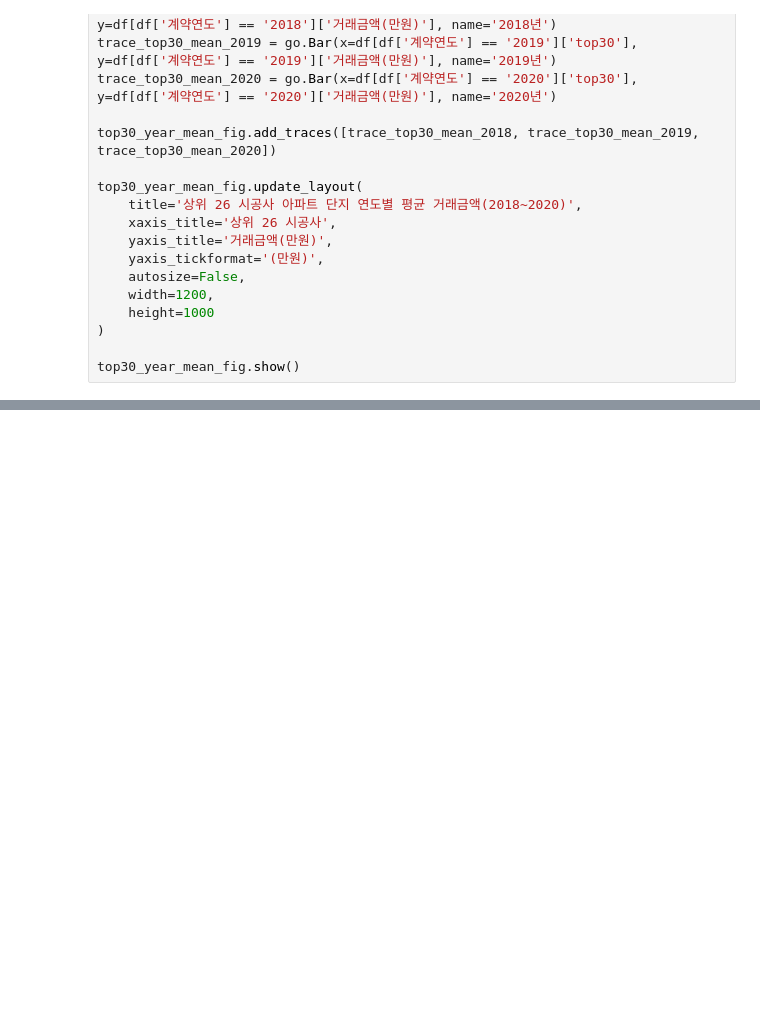
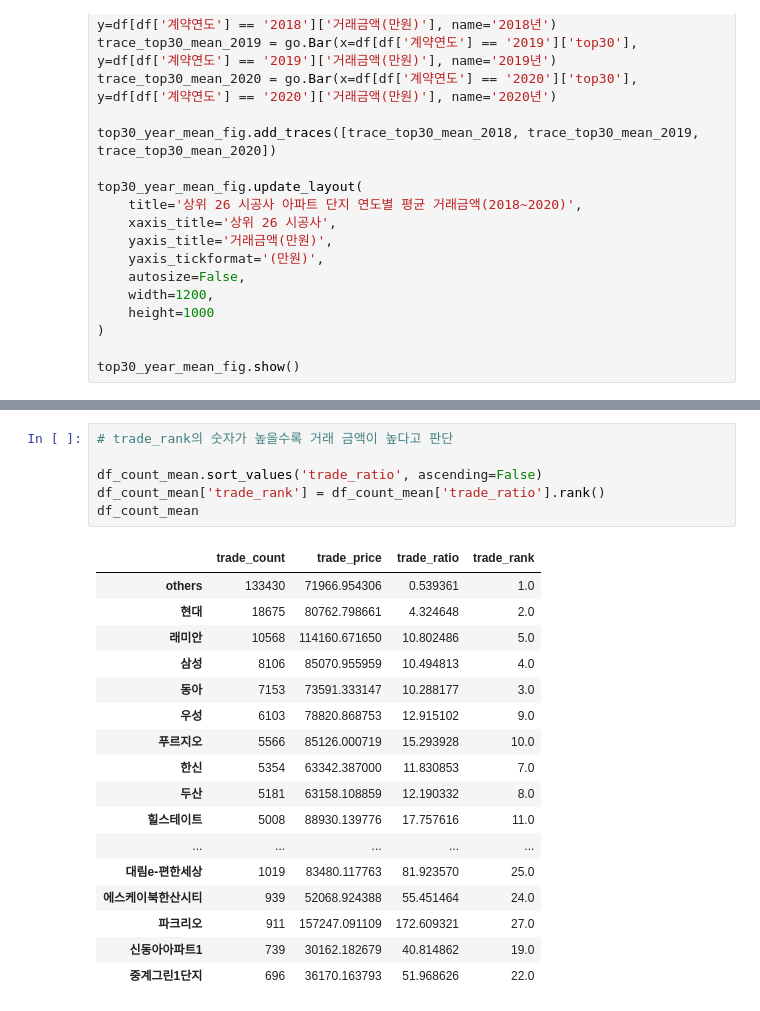
Before and after one commit to bini9788/Team4_EDA_ML_Prj, a Jupyter notebook: 데이터 컬럼 전처리/danji_column_refining.ipynb, the cells around one changed output, grey strips where cells are left out. Drawn from its saved outputs; the diff is of its cells as text; blank space fills up the shorter version.

```diff
--- a/데이터 컬럼 전처리/danji_column_refining.ipynb
+++ b/데이터 컬럼 전처리/danji_column_refining.ipynb
@@ -444,0 +527,24 @@ top30_year_mean_fig.show()
+# %%
+# trade_rank의 숫자가 높을수록 거래 금액이 높다고 판단
+
+df_count_mean.sort_values('trade_ratio', ascending=False)
+df_count_mean['trade_rank'] = df_count_mean['trade_ratio'].rank()
+df_count_mean
+# %% [output]
+|  | trade_count | trade_price | trade_ratio | trade_rank |
+| others | 133430 | 71966.954306 | 0.539361 | 1.0 |
+| 현대 | 18675 | 80762.798661 | 4.324648 | 2.0 |
+| 래미안 | 10568 | 114160.671650 | 10.802486 | 5.0 |
+| 삼성 | 8106 | 85070.955959 | 10.494813 | 4.0 |
+| 동아 | 7153 | 73591.333147 | 10.288177 | 3.0 |
+| 우성 | 6103 | 78820.868753 | 12.915102 | 9.0 |
+| 푸르지오 | 5566 | 85126.000719 | 15.293928 | 10.0 |
+| 한신 | 5354 | 63342.387000 | 11.830853 | 7.0 |
+| 두산 | 5181 | 63158.108859 | 12.190332 | 8.0 |
+| 힐스테이트 | 5008 | 88930.139776 | 17.757616 | 11.0 |
+| ... | ... | ... | ... | ... |
+| 대림e-편한세상 | 1019 | 83480.117763 | 81.923570 | 25.0 |
+| 에스케이북한산시티 | 939 | 52068.924388 | 55.451464 | 24.0 |
+| 파크리오 | 911 | 157247.091109 | 172.609321 | 27.0 |
+| 신동아아파트1 | 739 | 30162.182679 | 40.814862 | 19.0 |
+| 중계그린1단지 | 696 | 36170.163793 | 51.968626 | 22.0 |
```
Also changed, not shown: parts of 6 cells of this notebook.
